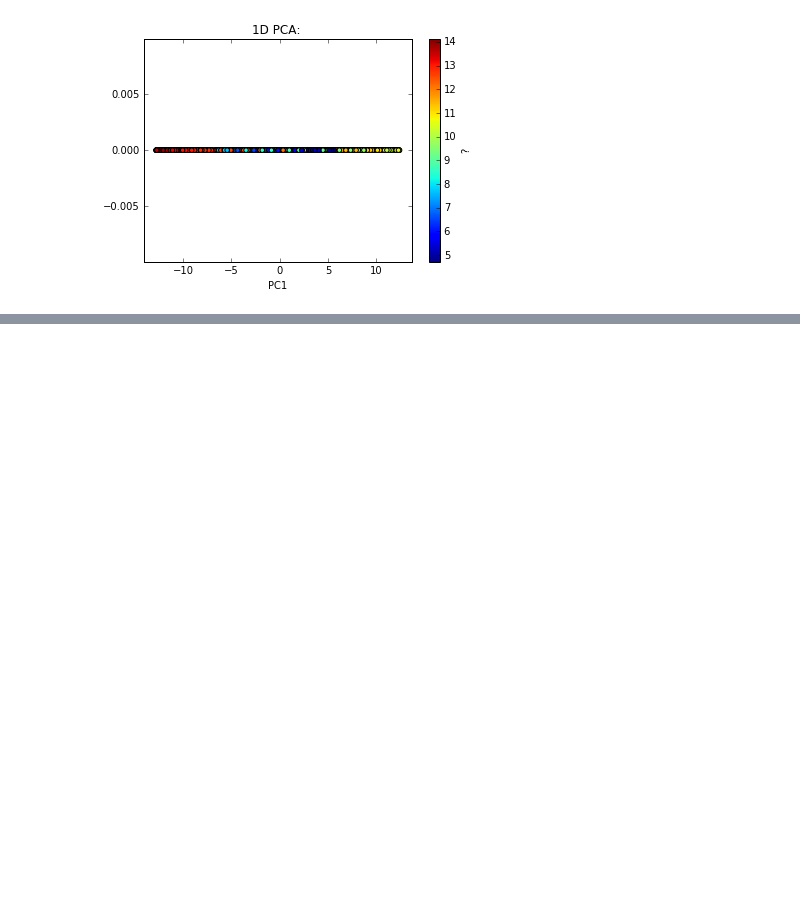
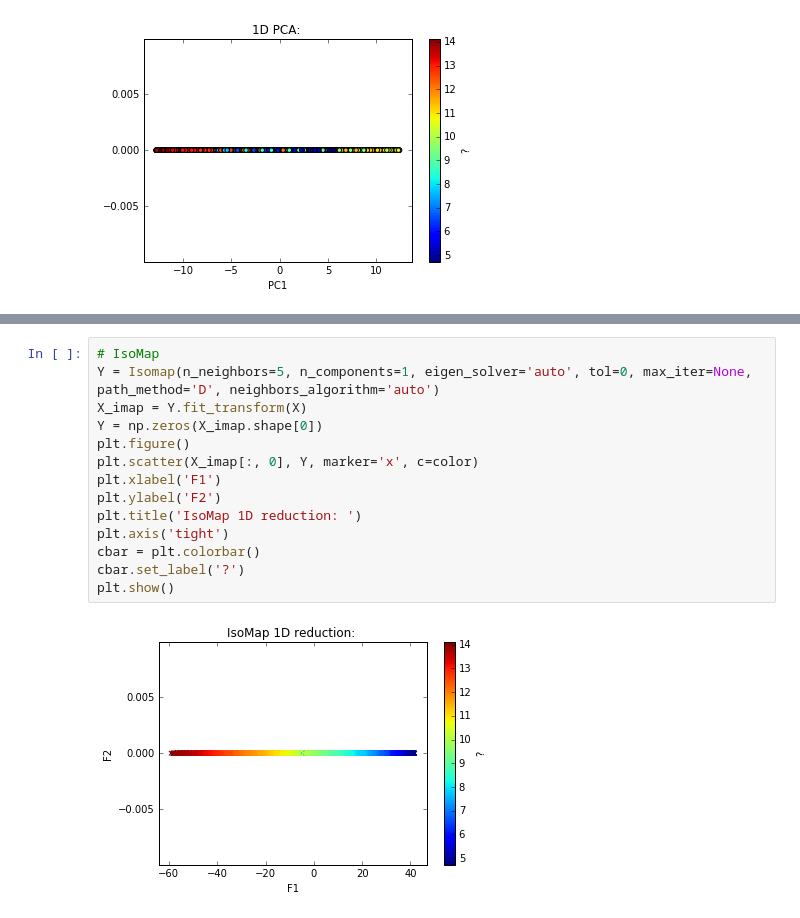
Before and after one commit to gemoya/PR, a Jupyter notebook: tarea-1/tarea1.ipynb, the cells around one changed output, grey strips where cells are left out. Drawn from its saved outputs; the diff is of its cells as text; blank space fills up the shorter version.

```diff
--- a/tarea-1/tarea1.ipynb
+++ b/tarea-1/tarea1.ipynb
@@ -79,0 +106,16 @@ plt.show()
+# %%
+# IsoMap
+Y = Isomap(n_neighbors=5, n_components=1, eigen_solver='auto', tol=0, max_iter=None, path_method='D', neighbors_algorithm='auto')
+X_imap = Y.fit_transform(X)
+Y = np.zeros(X_imap.shape[0])
+plt.figure()
+plt.scatter(X_imap[:, 0], Y, marker='x', c=color)
+plt.xlabel('F1')
+plt.ylabel('F2')
+plt.title('IsoMap 1D reduction: ')
+plt.axis('tight')
+cbar = plt.colorbar()
+cbar.set_label('?')
+plt.show()
+# %% [output]
+[figure, added]
```
Also changed, not shown: parts of 6 cells of this notebook.
